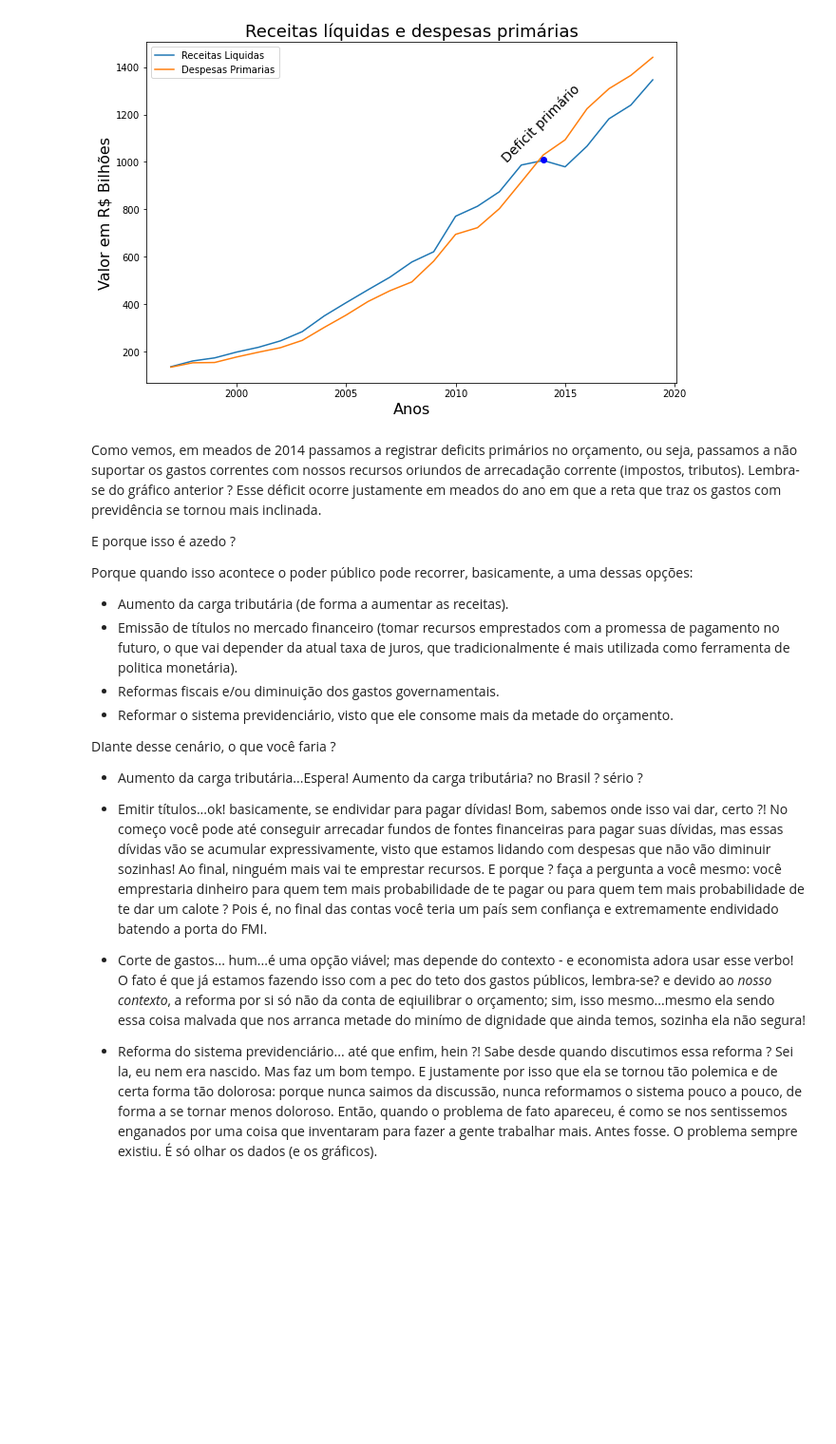
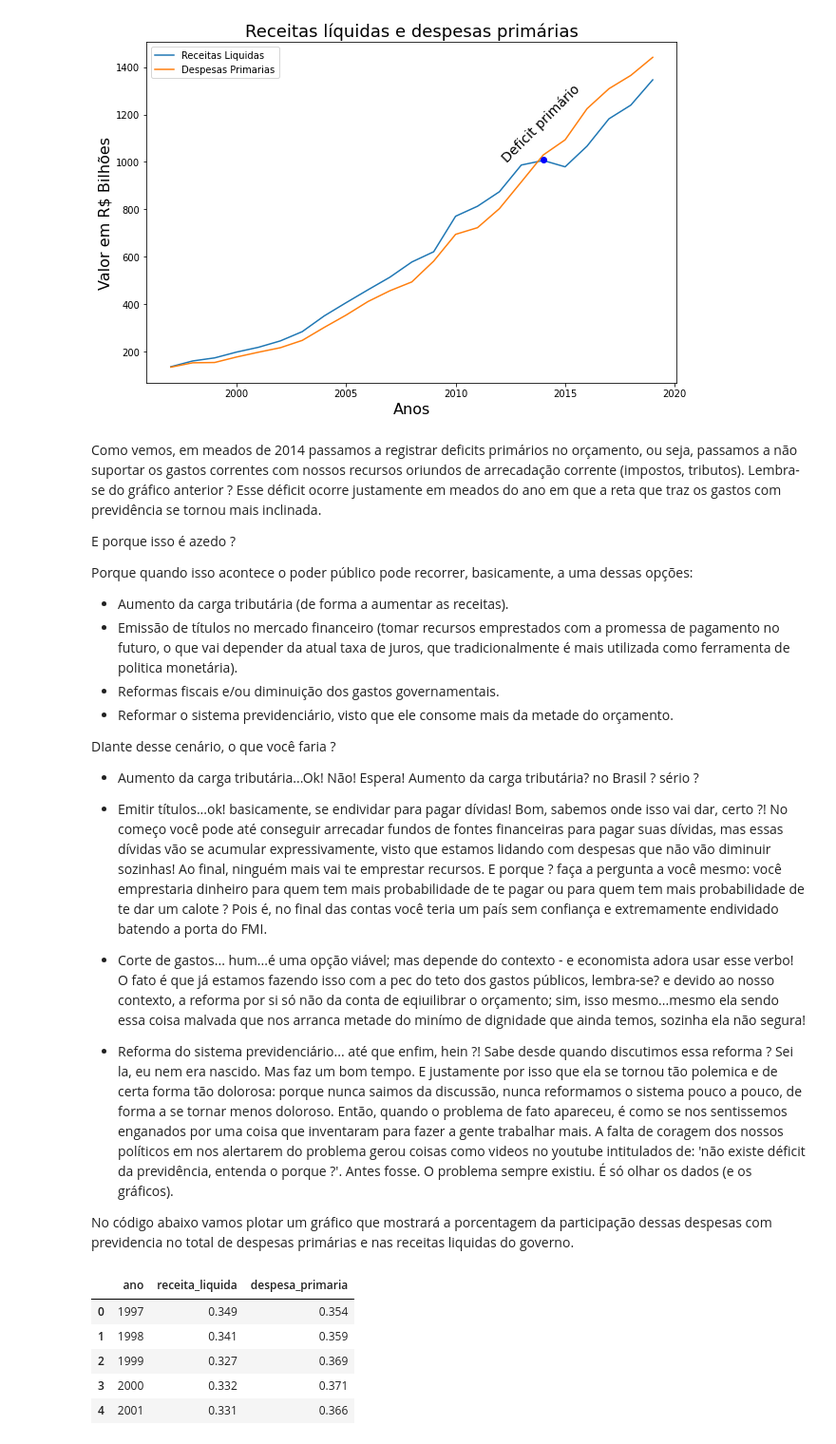
Before and after one commit to jp-data/template_portfolio, a Jupyter notebook: Previdência_social_brasileira.ipynb, the cells around one changed output. Shown: that part at 95% size. Saved outputs shown, nothing was run; the diff lists cells and outputs as text; code cells hidden in the pictures; blank space fills up the shorter version.

```diff
--- a/Previdência_social_brasileira.ipynb
+++ b/Previdência_social_brasileira.ipynb
@@ -342,17 +359,19 @@ E porque isso é azedo ?
 
 Porque quando isso acontece o poder público pode recorrer, basicamente, a uma dessas opções:
 
-- Aumento da carga tributária (de forma a aumentar as receitas).
-- Emissão de títulos no mercado financeiro (tomar recursos emprestados com a promessa de pagamento no futuro, o que vai depender da atual taxa de juros, que tradicionalmente é mais utilizada como ferramenta de politica monetária).
-- Reformas fiscais e/ou diminuição dos gastos governamentais.
-- Reformar o sistema previdenciário, visto que ele consome mais da metade do orçamento.
+ - Aumento da carga tributária (de forma a aumentar as receitas).
+ - Emissão de títulos no mercado financeiro (tomar recursos emprestados com a promessa de pagamento no futuro, o que vai depender da atual taxa de juros, que tradicionalmente é mais utilizada como ferramenta de politica monetária).
+ - Reformas fiscais e/ou diminuição dos gastos governamentais.
+ - Reformar o sistema previdenciário, visto que ele consome mais da metade do orçamento.
 
 DIante desse cenário, o que você faria ?
 
-- Aumento da carga tributária...Espera! Aumento da carga tributária? no Brasil ? sério ?
+ - Aumento da carga tributária...Ok! Não! Espera! Aumento da carga tributária? no Brasil ? sério ?
 
-- Emitir títulos...ok! basicamente, se endividar para pagar dívidas! Bom, sabemos onde isso vai dar, certo ?! No começo você pode até conseguir arrecadar fundos de fontes financeiras para pagar suas dívidas, mas essas dívidas vão se acumular expressivamente, visto que estamos lidando com despesas que não vão diminuir sozinhas! Ao final, ninguém mais vai te emprestar recursos. E porque ? faça a pergunta a você mesmo: você emprestaria dinheiro para quem tem mais probabilidade de te pagar ou para quem tem mais probabilidade de te dar um calote ? Pois é, no final das contas você teria um país sem confiança e extremamente endividado batendo a porta do FMI.
+ - Emitir títulos...ok! basicamente, se endividar para pagar dívidas! Bom, sabemos onde isso vai dar, certo ?! No começo você pode até conseguir arrecadar fundos de fontes financeiras para pagar suas dívidas, mas essas dívidas vão se acumular expressivamente, visto que estamos lidando com despesas que não vão diminuir sozinhas! Ao final, ninguém mais vai te emprestar recursos. E porque ? faça a pergunta a você mesmo: você emprestaria dinheiro para quem tem mais probabilidade de te pagar ou para quem tem mais probabilidade de te dar um calote ? Pois é, no final das contas você teria um país sem confiança e extremamente endividado batendo a porta do FMI.
 
-- Corte de gastos... hum...é uma opção viável; mas depende do contexto - e economista adora usar esse verbo! O fato é que já estamos fazendo isso com a pec do teto dos gastos públicos, lembra-se? e devido ao *nosso contexto*, a reforma por si só não da conta de eqiuilibrar o orçamento; sim, isso mesmo...mesmo ela sendo essa coisa malvada que nos arranca metade do minímo de dignidade que ainda temos, sozinha ela não segura!
+ - Corte de gastos... hum...é uma opção viável; mas depende do contexto - e economista adora usar esse verbo! O fato é que já estamos fazendo isso com a pec do teto dos gastos públicos, lembra-se? e devido ao nosso contexto, a reforma por si só não da conta de eqiuilibrar o orçamento; sim, isso mesmo...mesmo ela sendo essa coisa malvada que nos arranca metade do minímo de dignidade que ainda temos, sozinha ela não segura!
 
-- Reforma do sistema previdenciário... até que enfim, hein ?! Sabe desde quando discutimos essa reforma ? Sei la, eu nem era nascido. Mas faz um bom tempo. E justamente por isso que ela se tornou tão polemica e de certa forma tão dolorosa: porque nunca saimos da discussão, nunca reformamos o sistema pouco a pouco, de forma a se tornar menos doloroso. Então, quando o problema de fato apareceu, é como se nos sentissemos enganados por uma coisa que inventaram para fazer a gente trabalhar mais. Antes fosse. O problema sempre existiu. É só olhar os dados (e os gráficos).
+ - Reforma do sistema previdenciário... até que enfim, hein ?! Sabe desde quando discutimos essa reforma ? Sei la, eu nem era nascido. Mas faz um bom tempo. E justamente por isso que ela se tornou tão polemica e de certa forma tão dolorosa: porque nunca saimos da discussão, nunca reformamos o sistema pouco a pouco, de forma a se tornar menos doloroso. Então, quando o problema de fato apareceu, é como se nos sentissemos enganados por uma coisa que inventaram para fazer a gente trabalhar mais. A falta de coragem dos nossos políticos em nos alertarem do problema gerou coisas como videos no youtube intitulados de: 'não existe déficit da previdência, entenda o porque ?'. Antes fosse. O problema sempre existiu. É só olhar os dados (e os gráficos).
+
+No código abaixo vamos plotar um gráfico que mostrará a porcentagem da participação dessas despesas com previdencia no total de despesas primárias e nas receitas liquidas do governo.
@@ -360,0 +378,13 @@ DIante desse cenário, o que você faria ?
+# %%
+previdencia_em_porcentagem= pd.DataFrame(columns=['ano','receita_liquida','despesa_primaria'])
+previdencia_em_porcentagem.receita_liquida= (df_valores_reais.Despesa_previdencia/ df_valores_reais.Receita_liquida).apply(format_decimal)
+previdencia_em_porcentagem.despesa_primaria= (df_valores_reais.Despesa_previdencia/ df_valores_reais.Despesa_primaria).apply(format_decimal)
+previdencia_em_porcentagem.ano= df_valores_reais.Ano
+previdencia_em_porcentagem.head()
+# %% [output]
+|  | ano | receita_liquida | despesa_primaria |
+| 0 | 1997 | 0.349 | 0.354 |
+| 1 | 1998 | 0.341 | 0.359 |
+| 2 | 1999 | 0.327 | 0.369 |
+| 3 | 2000 | 0.332 | 0.371 |
+| 4 | 2001 | 0.331 | 0.366 |
```
Also changed, not shown: parts of 12 cells of this notebook.
